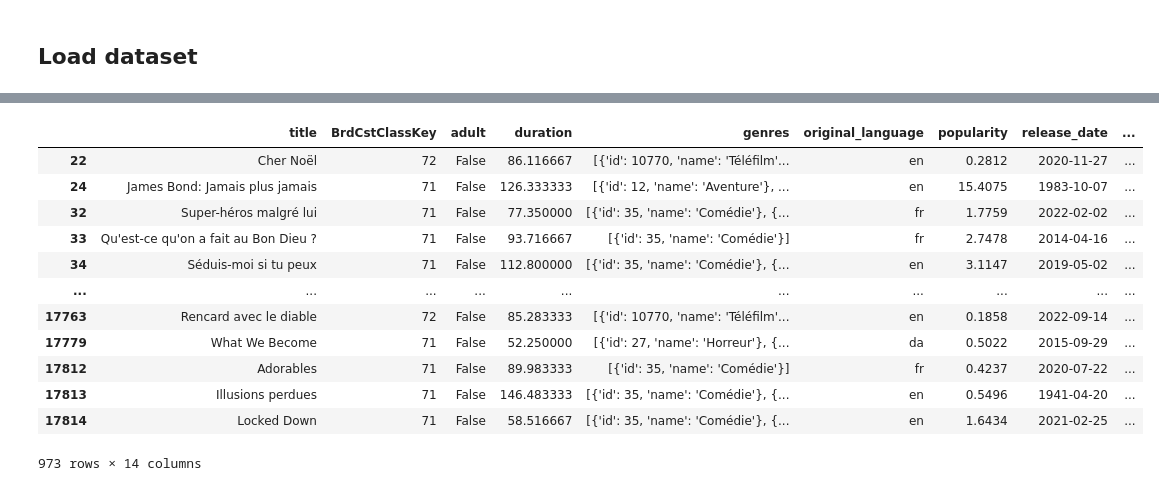
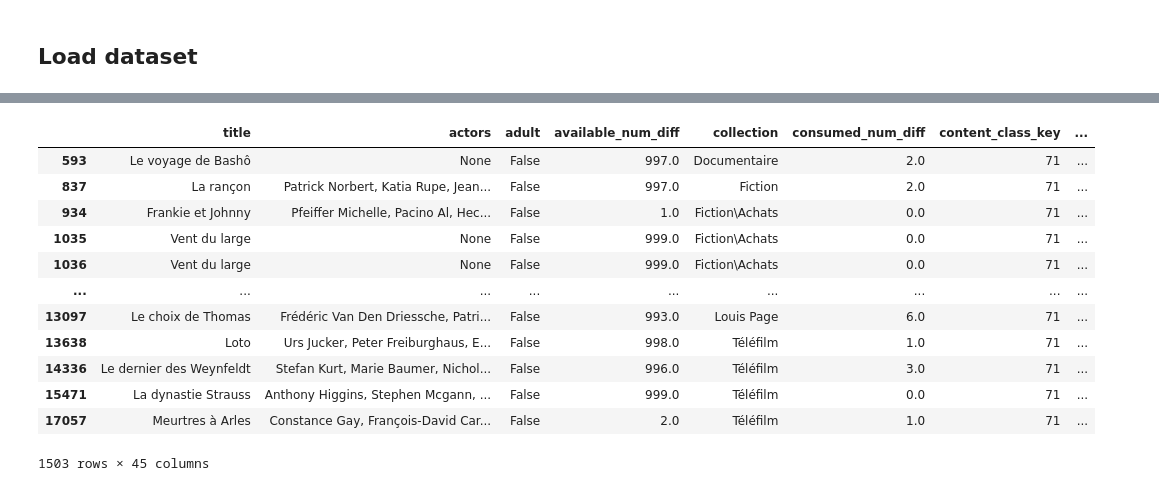
Before and after one commit to charlielopez123/film-recommender, a Jupyter notebook: notebooks/catalog_df.ipynb, the cells around one changed output, grey strips where cells are left out. Drawn from its saved outputs; the diff is of its cells as text; code cells hidden in the pictures.

```diff
--- a/notebooks/catalog_df.ipynb
+++ b/notebooks/catalog_df.ipynb
@@ -6,7 +6,10 @@
 # %%
 import pandas as pd
 import numpy as np
+import utils.date_formatting
 
-featured_movies_df = pd.read_pickle('data/raw_data/featured_movies_dataframe.pkl')
+catalog_name = 'whatson_catalog_df'
+#featured_movies_df = pd.read_pickle('data/featured_movies_dataframe.pkl')
+featured_movies_df = pd.read_parquet('data/whatson_data_fr.parquet')
 featured_movies_df.columns
 # %% [output]
@@ -31,7 +48,7 @@ featured_movies_df['original_language'] = np.where(
 )
 
 featured_movies_df['genres'] = featured_movies_df['genres'].apply(
-    lambda x: x if isinstance(x, list) else []
+    lambda x: x if isinstance(x, list) or isinstance(x, np.ndarray) else []
 )
 
 # Missing release_date put as '1900-01-01'
@@ -67,8 +84,15 @@ featured_movies_df.loc[:, 'missing_tmdb'] = np.where(
 # Add vote average as zero
 featured_movies_df.loc[:, 'vote_average'] = featured_movies_df['vote_average'].fillna(0)
 
+# Add last_diff_rating as zero
+featured_movies_df.loc[:, 'last_diff_rating'] = featured_movies_df['last_diff_rating'].fillna(0)
+
 #  Add popularity zero
 featured_movies_df.loc[:, 'popularity'] = featured_movies_df['popularity'].fillna(0)
 
 # Separate Movies and TV Shows
 featured_movies_df.loc[:, 'is_movie'] = True
+
+# Age of the movie
+dates = pd.to_datetime(featured_movies_df['release_date'])
+featured_movies_df.loc[:, 'movie_age'] = (pd.Timestamp.now() - dates).dt.days // 365
@@ -75,3 +115,6 @@ featured_movies_df.loc[:, 'is_movie'] = True
+# %%
+# Add times_shown feature
+featured_movies_df.loc[:, 'times_shown'] = 0
 # %%
 # Place title as first column
 featured_movies_df = featured_movies_df[['title']+featured_movies_df.drop(columns=['title']).columns.tolist()]
@@ -79,21 +122,24 @@ featured_movies_df = featured_movies_df[['title']+featured_movies_df.drop(column
 drop = ['day', 'doy', 'hour',
        'is_weekend', 'month', 'pdm',
        'public_holiday', 'rt_m',
-       'start_time', 'weekday', 'year', 'season']
-featured_movies_df = featured_movies_df.drop(columns=drop)
+       'start_time', 'weekday', 'year', 'season', 'channel'] # Drop temporal context column
+for col in drop:
+    if col in featured_movies_df.columns:
+        print(f"Dropping column: {col}")
+        featured_movies_df = featured_movies_df.drop(columns=col)
 # %%
-featured_movies_df
+featured_movies_df[featured_movies_df['valid_num_rights_TV'] > 0]
 # %% [output]
-|  | title | BrdCstClassKey | adult | duration | genres | original_language | popularity | release_date | ... |
-| 22 | Cher Noël | 72 | False | 86.116667 | [{'id': 10770, 'name': 'Téléfilm'... | en | 0.2812 | 2020-11-27 | ... |
-| 24 | James Bond: Jamais plus jamais | 71 | False | 126.333333 | [{'id': 12, 'name': 'Aventure'}, ... | en | 15.4075 | 1983-10-07 | ... |
-| 32 | Super-héros malgré lui | 71 | False | 77.350000 | [{'id': 35, 'name': 'Comédie'}, {... | fr | 1.7759 | 2022-02-02 | ... |
-| 33 | Qu'est-ce qu'on a fait au Bon Dieu ? | 71 | False | 93.716667 | [{'id': 35, 'name': 'Comédie'}] | fr | 2.7478 | 2014-04-16 | ... |
-| 34 | Séduis-moi si tu peux | 71 | False | 112.800000 | [{'id': 35, 'name': 'Comédie'}, {... | en | 3.1147 | 2019-05-02 | ... |
-| ... | ... | ... | ... | ... | ... | ... | ... | ... | ... |
-| 17763 | Rencard avec le diable | 72 | False | 85.283333 | [{'id': 10770, 'name': 'Téléfilm'... | en | 0.1858 | 2022-09-14 | ... |
-| 17779 | What We Become | 71 | False | 52.250000 | [{'id': 27, 'name': 'Horreur'}, {... | da | 0.5022 | 2015-09-29 | ... |
-| 17812 | Adorables | 71 | False | 89.983333 | [{'id': 35, 'name': 'Comédie'}] | fr | 0.4237 | 2020-07-22 | ... |
-| 17813 | Illusions perdues | 71 | False | 146.483333 | [{'id': 35, 'name': 'Comédie'}, {... | en | 0.5496 | 1941-04-20 | ... |
-| 17814 | Locked Down | 71 | False | 58.516667 | [{'id': 35, 'name': 'Comédie'}, {... | en | 1.6434 | 2021-02-25 | ... |
+|  | title | actors | adult | available_num_diff | collection | consumed_num_diff | content_class_key | ... |
+| 593 | Le voyage de Bashô | None | False | 997.0 | Documentaire | 2.0 | 71 | ... |
+| 837 | La rançon | Patrick Norbert, Katia Rupe, Jean... | False | 997.0 | Fiction | 2.0 | 71 | ... |
+| 934 | Frankie et Johnny | Pfeiffer Michelle, Pacino Al, Hec... | False | 1.0 | Fiction\Achats | 0.0 | 71 | ... |
+| 1035 | Vent du large | None | False | 999.0 | Fiction\Achats | 0.0 | 71 | ... |
+| 1036 | Vent du large | None | False | 999.0 | Fiction\Achats | 0.0 | 71 | ... |
+| ... | ... | ... | ... | ... | ... | ... | ... | ... |
+| 13097 | Le choix de Thomas | Frédéric Van Den Driessche, Patri... | False | 993.0 | Louis Page | 6.0 | 71 | ... |
+| 13638 | Loto | Urs Jucker, Peter Freiburghaus, E... | False | 998.0 | Téléfilm | 1.0 | 71 | ... |
+| 14336 | Le dernier des Weynfeldt | Stefan Kurt, Marie Baumer, Nichol... | False | 996.0 | Téléfilm | 3.0 | 71 | ... |
+| 15471 | La dynastie Strauss | Anthony Higgins, Stephen Mcgann, ... | False | 999.0 | Téléfilm | 0.0 | 71 | ... |
+| 17057 | Meurtres à Arles | Constance Gay, François-David Car... | False | 2.0 | Téléfilm | 1.0 | 71 | ... |
-973 rows × 14 columns
+1503 rows × 45 columns
```
Also changed, not shown: parts of 19 cells of this notebook, 34 other files.
